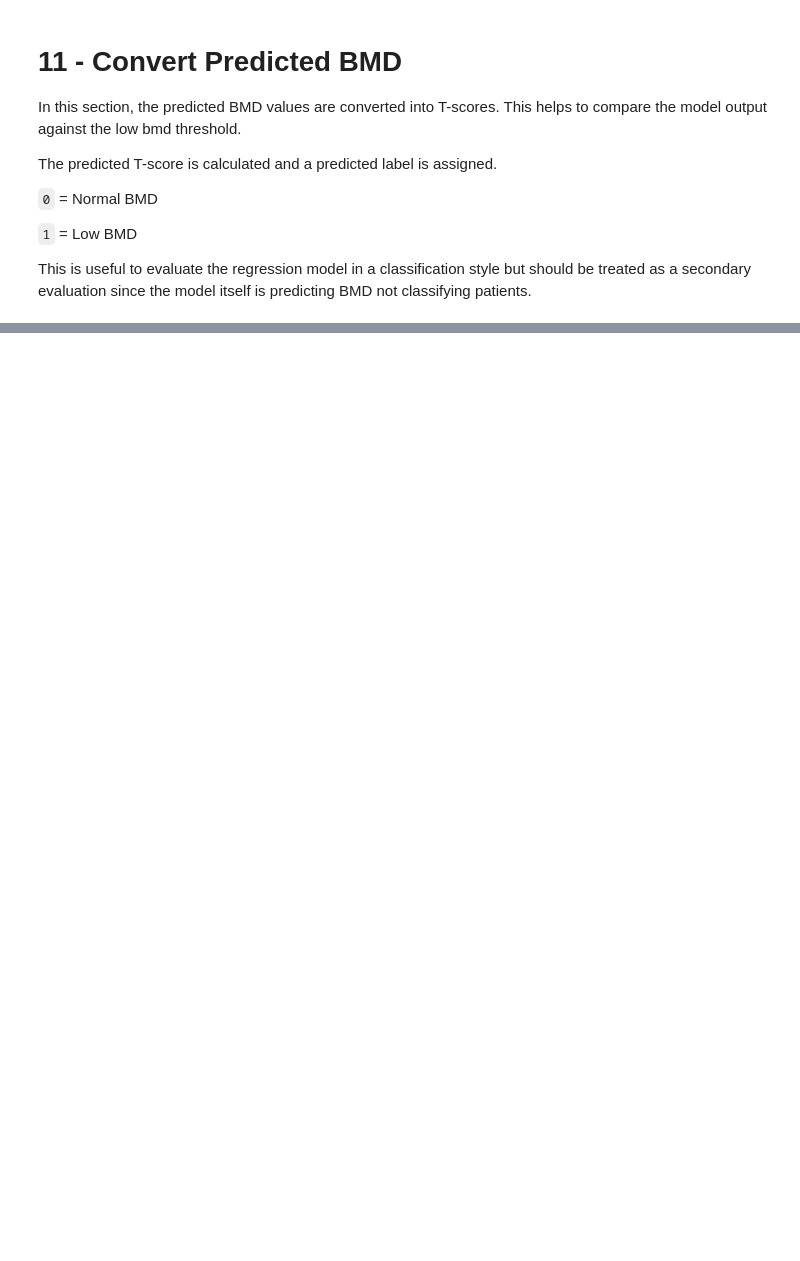
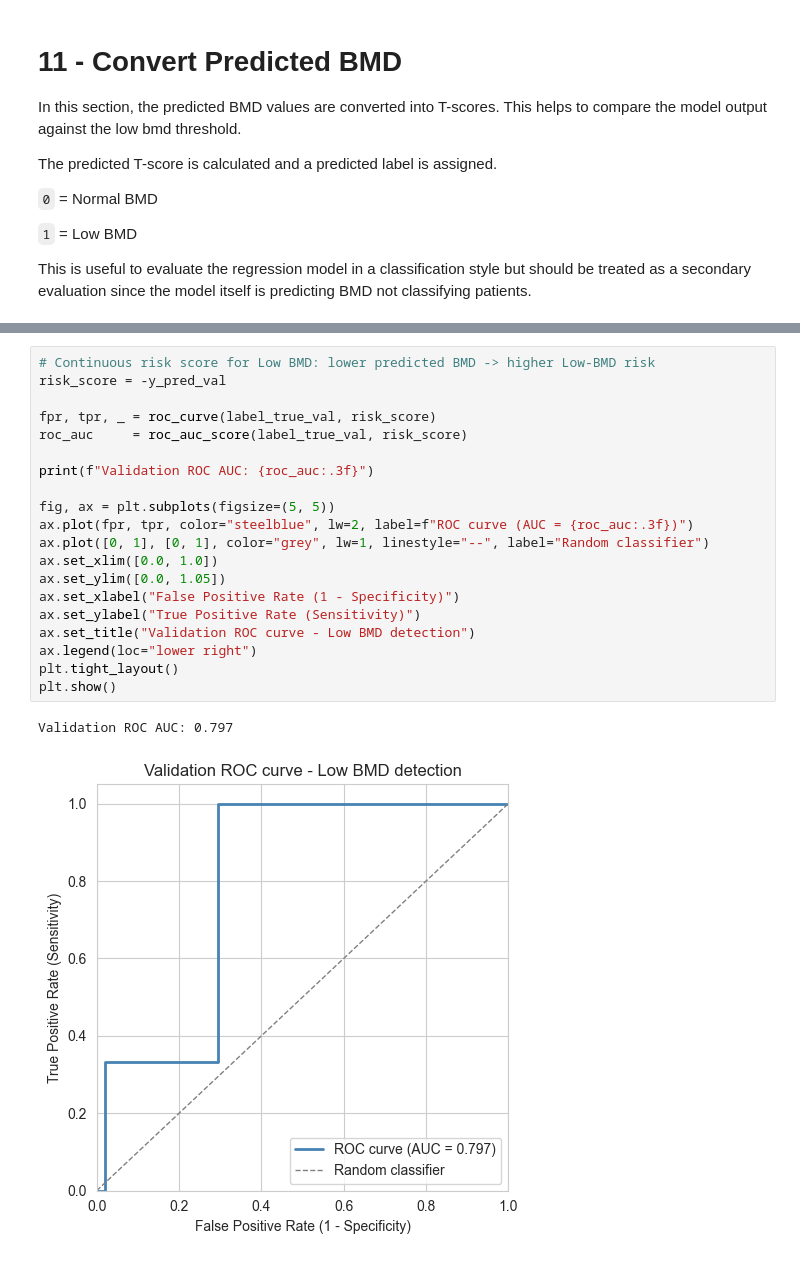
Before and after one commit to ssrithw/bmd, a Jupyter notebook: NIR_01_Proposal.ipynb, the cells around one changed output, grey strips where cells are left out. Cells and saved outputs as stored; diff of their text form; blank space fills up the shorter version.

```diff
--- a/NIR_01_Proposal.ipynb
+++ b/NIR_01_Proposal.ipynb
@@ -1086,0 +1106,23 @@ weighted avg       0.89      0.94      0.92        54
+# %%
+# Continuous risk score for Low BMD: lower predicted BMD -> higher Low-BMD risk
+risk_score = -y_pred_val
+
+fpr, tpr, _ = roc_curve(label_true_val, risk_score)
+roc_auc     = roc_auc_score(label_true_val, risk_score)
+
+print(f"Validation ROC AUC: {roc_auc:.3f}")
+
+fig, ax = plt.subplots(figsize=(5, 5))
+ax.plot(fpr, tpr, color="steelblue", lw=2, label=f"ROC curve (AUC = {roc_auc:.3f})")
+ax.plot([0, 1], [0, 1], color="grey", lw=1, linestyle="--", label="Random classifier")
+ax.set_xlim([0.0, 1.0])
+ax.set_ylim([0.0, 1.05])
+ax.set_xlabel("False Positive Rate (1 - Specificity)")
+ax.set_ylabel("True Positive Rate (Sensitivity)")
+ax.set_title("Validation ROC curve - Low BMD detection")
+ax.legend(loc="lower right")
+plt.tight_layout()
+plt.show()
+# %% [output]
+Validation ROC AUC: 0.797
+[figure, added]
```
Also changed, not shown: parts of 13 cells of this notebook.
